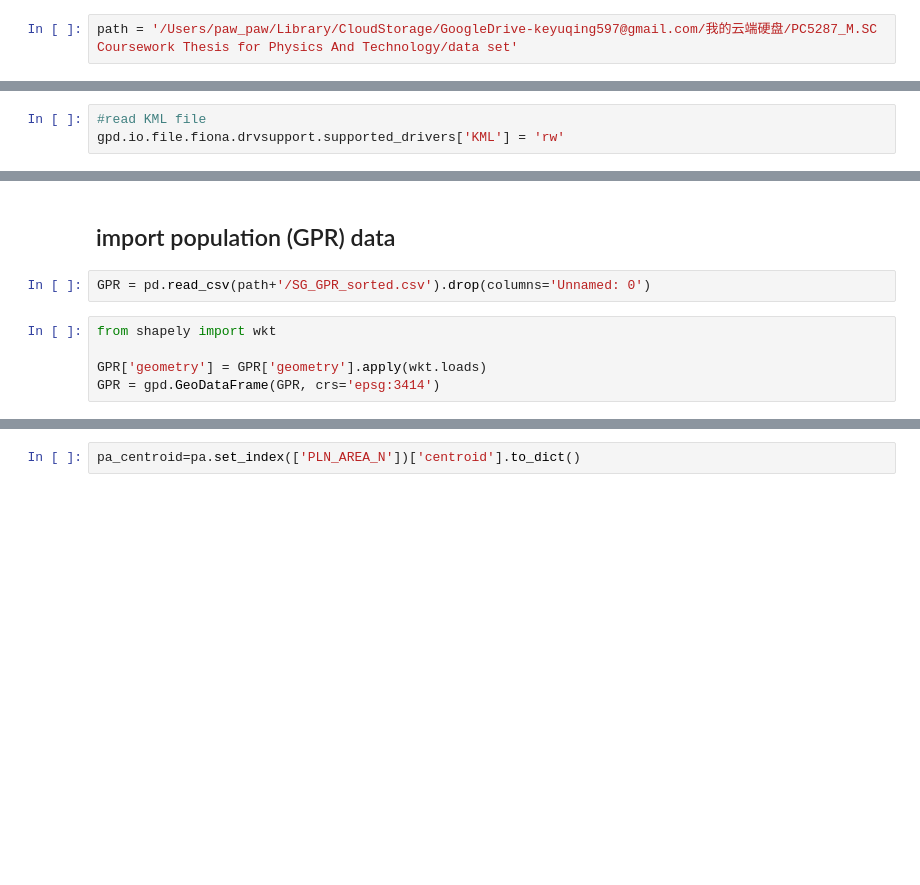
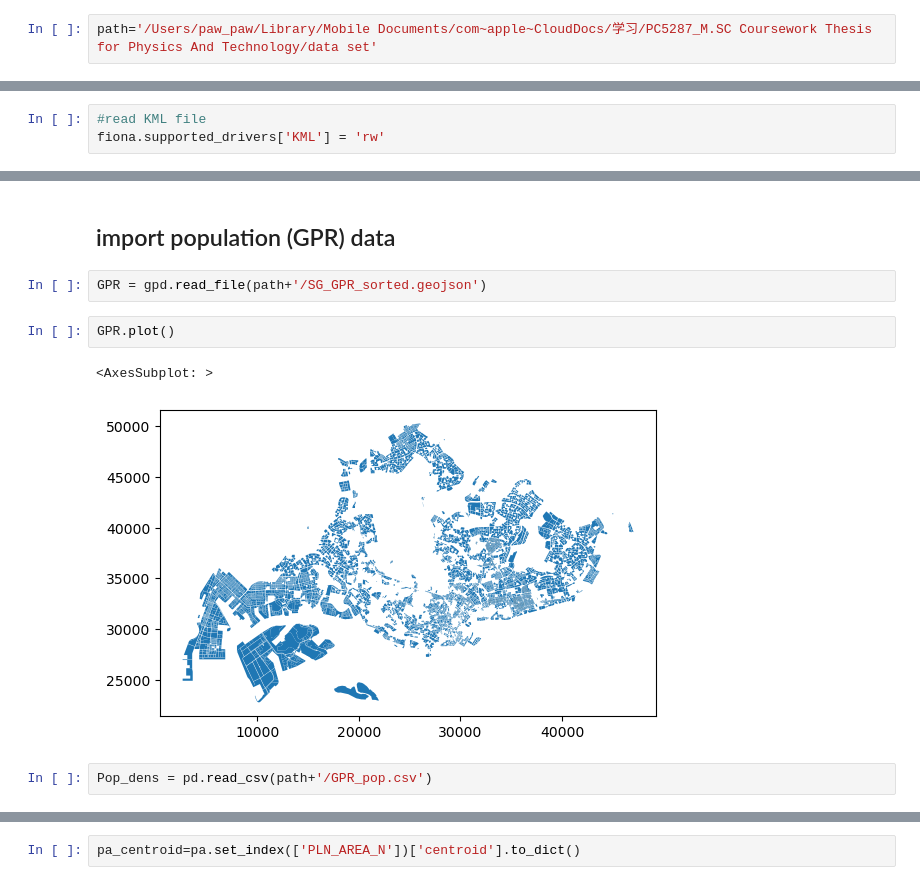
Before and after one commit to Pawpaw497/MPT-project, a Jupyter notebook: pre_gpr_2019.ipynb, the cells around one changed output, grey strips where cells are left out. Saved outputs shown, nothing was run; the diff lists cells and outputs as text; blank space fills up the shorter version.

```diff
--- a/pre_gpr_2019.ipynb
+++ b/pre_gpr_2019.ipynb
@@ -10,5 +14,5 @@ from mpl_toolkits.mplot3d import Axes3D
 # %%
-path = '/Users/paw_paw/Library/CloudStorage/GoogleDrive-keyuqing597@gmail.com/我的云端硬盘/PC5287_M.SC Coursework Thesis for Physics And Technology/data set'
+path='/Users/paw_paw/Library/Mobile Documents/com~apple~CloudDocs/学习/PC5287_M.SC Coursework Thesis for Physics And Technology/data set'
 # %% [markdown]
 $$
 \langle T_{ij} \rangle = T_i\cdot \frac{m_i\cdot n_j}{(m_i+s_{ij})(m_i+n_j+s_{ij})}
@@ -32,7 +53,7 @@ T_ij_MRT = pd.read_csv(path + '/Total_MRT_flux_ij2019.csv').drop(columns='Unname
 ## import the geometry data
 # %%
 #read KML file
-gpd.io.file.fiona.drvsupport.supported_drivers['KML'] = 'rw'
+fiona.supported_drivers['KML'] = 'rw'
 # %%
 pa = gpd.read_file(path+'/master-plan-2019-planning-area-boundary-no-sea/planning-boundary-area.kml', \
                             driver='KML')
@@ -46,10 +67,12 @@ pa['PLN_AREA_N'] = pa.Description.apply(extract_desc_pa)
 pa['centroid'] = pa.centroid
 # %% [markdown]
 ## import population (GPR) data
+# %%
+GPR = gpd.read_file(path+'/SG_GPR_sorted.geojson')
+# %%
+GPR.plot()
+# %% [output]
+<AxesSubplot: >
+[figure, added]
 # %%
-GPR = pd.read_csv(path+'/SG_GPR_sorted.csv').drop(columns='Unnamed: 0')
+Pop_dens = pd.read_csv(path+'/GPR_pop.csv')
-# %%
-from shapely import wkt
-
-GPR['geometry'] = GPR['geometry'].apply(wkt.loads)
-GPR = gpd.GeoDataFrame(GPR, crs='epsg:3414')
```
Also changed, not shown: parts of 45 cells of this notebook, 7 other files.
